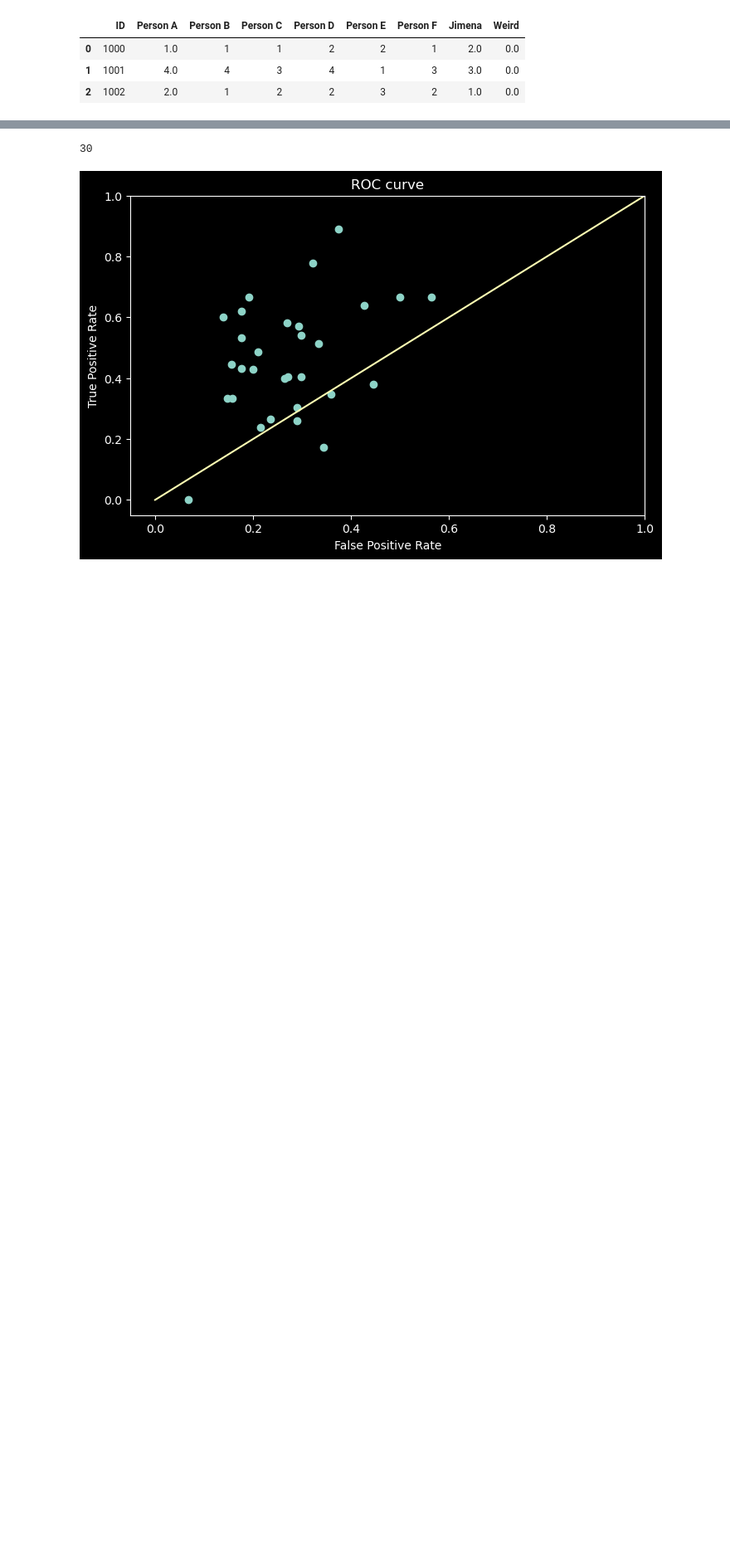
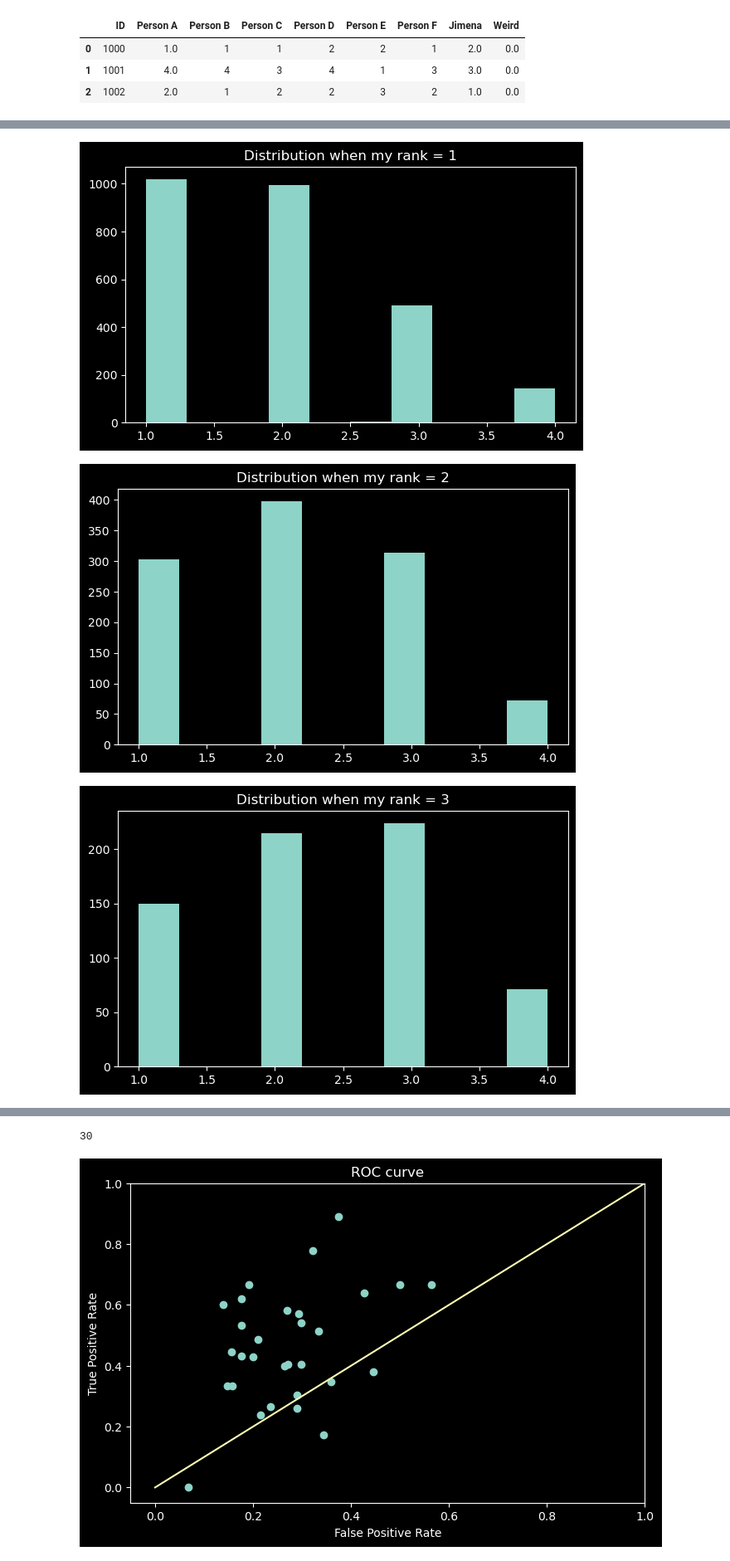
Before and after one commit to JimenaGonzalez/Searching-double-lenses, a Jupyter notebook: vit_cnn_multiclass/results/visual_inspection/Inspection_data/Calibration.ipynb, the cells around one changed output, grey strips where cells are left out. Shown at 83% size. Cells and saved outputs as stored; diff of their text form; code cells hidden in the pictures; blank space fills up the shorter version.

```diff
--- a/vit_cnn_multiclass/results/visual_inspection/Inspection_data/Calibration.ipynb
+++ b/vit_cnn_multiclass/results/visual_inspection/Inspection_data/Calibration.ipynb
@@ -28,0 +42,21 @@ plt.show()
+# %%
+# Distribution for each value of my rankings
+list_rank = [[], [], [], []]
+
+for j in range(1, 5):
+    for i in range(1, 8):
+        if(i == 3): continue
+        data = pd.read_csv('group' + str(i) + '.csv', sep='\t')
+        data_tmp = data[data['Jimena'] == j]
+        for name in (data.columns):
+            if(len(name) < 8): continue
+            list_rank[j-1] = np.concatenate((list_rank[j-1], data_tmp[name].values), axis=0)
+
+    plt.figure(figsize=(7,4))
+    plt.title('Distribution when my rank = ' + str(j))
+    plt.hist(list_rank[j-1], range=(1,4))
+    plt.show()
+# %% [output]
+[figure, added]
+[figure, added]
+[figure, added]
```
Also changed, not shown: parts of 6 cells of this notebook.
